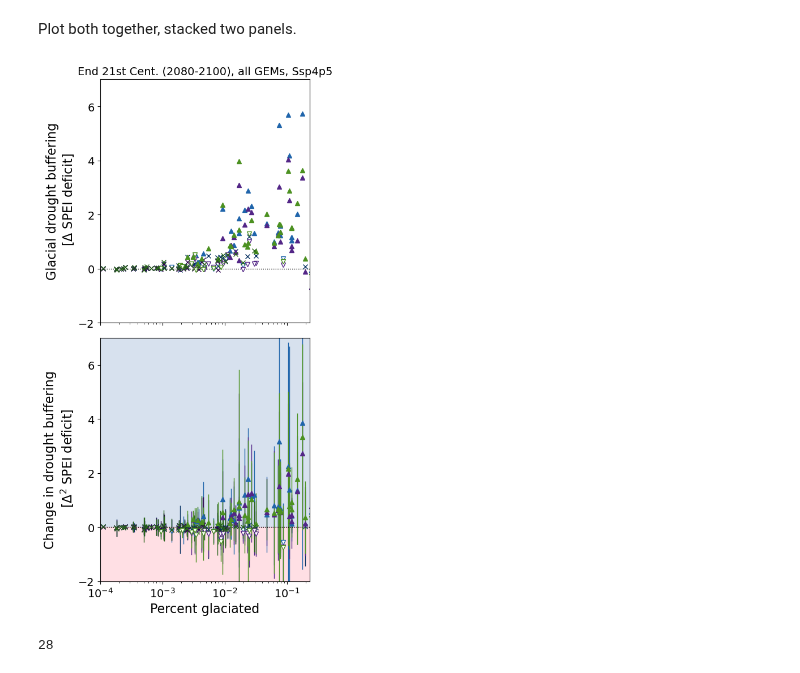
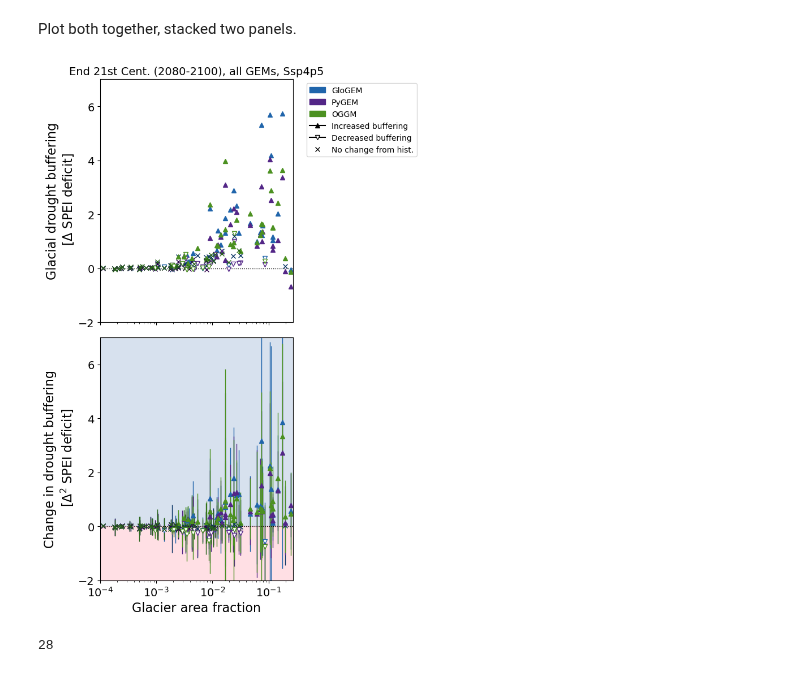
Before and after one commit to ehultee/glacial-SPEI, a Jupyter notebook: 20231109-multi_GEM-drought_stats.ipynb, the cells around one changed output. Saved outputs shown, nothing was run; the diff lists cells and outputs as text; code cells hidden in the pictures.

Commit message:
TC editorial revisions
Figure updates requested by TC editor *before* peer review of manuscript

```diff
--- a/20231109-multi_GEM-drought_stats.ipynb
+++ b/20231109-multi_GEM-drought_stats.ipynb
@@ -16,7 +17,7 @@ import gSPEI as gSPEI
 ## Define the filepath -- new data is streamed from Google Drive
 # fpath = '/Volumes/GoogleDrive/My Drive/Runoff-intercomparison/SPEI_computed/Results-scoats-20230901/'
 # fpath = '/Volumes/GoogleDrive/My Drive/Runoff-intercomparison/SPEI_computed/Results-scoats-20231023/'
-fpath = '/Users/lizz/Desktop/SPEI-scoats-20240819/'
+fpath = '/Users/eultee/Library/CloudStorage/OneDrive-NASA/Data/Runoff-intercomp/SPEI_computed/SPEI-scoats-20240819/'
 
 ## Settings in filenames -- slightly different model names and scenarios
 gmodels = ['GloGEM', 'PyGEM', 'OGGM']
@@ -64,7 +65,7 @@ basins_all = {'RHINE':'6242', 'RHONE':'6243','PO':'6241', 'DANUBE':'6202', 'TITI
 #Load in list from total Basin area data -- following Finn percent glaciation code
 from scipy.io import loadmat
 import pandas as pd
-path_to_area = '/Volumes/GoogleDrive/My Drive/Runoff-intercomparison/Summary-statistics/BasinArea.mat' ## uploaded by Sloan
+path_to_area = '/Users/eultee/Library/CloudStorage/OneDrive-NASA/Data/Runoff-intercomp/Summary-statistics/BasinArea.mat' ## uploaded by Sloan
 BasinAreas = loadmat(path_to_area)
 #Creating indices a dataframe would use
 basin_areas = BasinAreas['BasinArea']
@@ -184,7 +183,7 @@ Read in percent glacier cover from Finn's summary stats.  Yay! Using just GloGEM
 # %%
 ## bring in Finn's basin summary stats
 ## this is for GloGEM for SSP245 for now
-summary_file = '/Volumes/GoogleDrive/My Drive/Runoff-intercomparison/Summary-statistics/MASTER_GloGEM.csv'
+summary_file = '/Users/eultee/Library/CloudStorage/OneDrive-NASA/Data/Runoff-intercomp/Summary-statistics/MASTER_GloGEM.csv'
 
 percent_glaciated = pd.read_csv(summary_file, index_col=0).loc[:, 'GlacierAreaFrac'] ## Lolol just read this in instead of fixing up the copypasta below
 # %%
@@ -368,11 +373,13 @@ counter_increase = []
 counter_decrease = []
 counter_nochange = []
 
-from matplotlib import patches
-fig, axs = plt.subplots(2,1, figsize=(5,10), sharex=True, sharey=True)
+import matplotlib.patches as mpatches
+import matplotlib.lines as mlines
 
-r_pos = patches.Rectangle((0,0), width=1, height=8, color='lightsteelblue', alpha=0.5)
-r_neg = patches.Rectangle((0,0), width=1, height=-3, color='pink', alpha=0.5)
+fig, axs = plt.subplots(2,1, figsize=(7,10), sharex=True, sharey=True)
+
+r_pos = mpatches.Rectangle((0,0), width=1, height=8, color='lightsteelblue', alpha=0.5)
+r_neg = mpatches.Rectangle((0,0), width=1, height=-3, color='pink', alpha=0.5)
 axs[1].add_patch(r_pos) ## shade increased-buffering region of plot
 axs[1].add_patch(r_neg) ## shade decreased-buffering region of plot
 
@@ -425,36 +432,63 @@ for this_GEM, c in zip(gmodels, colorcode):
             # endC_color_s='k'
             end_facecolor = 'white'
             end_edgecolor = base_color
             endC_marker_s='x'
             counter_nochange.append(this_GEM+'-'+b)
         axs[0].errorbar(pg, np.nanmean(severity_endC),
                      yerr=np.asarray(np.nanmean(severity_endC)-np.nanmin(severity_endC), np.nanmax(severity_endC)-np.nanmean(severity_endC)).transpose(),
                      marker=endC_marker_s, mec = end_edgecolor, mfc=end_facecolor,
                     ecolor=end_edgecolor, lw=1.0,
                    elinewidth=0)
 
         axs[1].errorbar(pg, np.nanmean(endC_v_hist_s),
              yerr=np.asarray(np.nanmean(severity_endC)-np.nanmin(severity_endC), np.nanmax(severity_endC)-np.nanmean(severity_endC)).transpose(),
              marker=endC_marker_s, mec = end_edgecolor, mfc=end_facecolor,
             ecolor=end_edgecolor, lw=1.0)
 
 
 axs[0].set_ylabel(r'Glacial drought buffering'
               '\n'
               ' [$\Delta$ SPEI deficit]',fontsize=16)
 axs[1].set_ylabel(r'Change in drought buffering'
               '\n'
               ' [$\Delta^2$ SPEI deficit]',fontsize=16)
-axs[0].set(xscale='log', xlim=(1E-4, 0.23), ylim=(-2,7))
+axs[0].set(xscale='log', xlim=(1E-4, 0.27), ylim=(-2,7))
 axs[0].set_yticks([-2, 0, 2, 4, 6])
-axs[1].set_xlabel('Percent glaciated', fontsize=16)
+axs[1].set_xlabel('Glacier area fraction', fontsize=16)
 axs[0].set_title('End 21st Cent. (2080-2100), all GEMs, {}'.format(scen), fontsize=14)
 for ax in axs:
     ax.tick_params(which='both', labelsize=14)
     ax.axhline(0, ls=':', lw=1.0, color='k')
+
+## add legend
+# hist_marker = mlines.Line2D([], [], color='k', marker='o',
+#                           linestyle='None',
+#                                 label='Hist. buffering')
+nochange_marker = mlines.Line2D([], [], color='k', marker='x',
+                          linestyle='None',
+                                label='No change from hist.')
+
+increase_marker = mlines.Line2D([], [], color='k', marker='^',
+                          # linestyle='None',
+                                label='Increased buffering')
+
+decrease_marker = mlines.Line2D([], [], mfc='white', mec='k', marker='v', color='k',
+                          # linestyle='None',
+                                label='Decreased buffering')
+
+
+leg_patches=[]
+for g, c in zip(gmodels, colorcode):
+    leg_patches.append(mpatches.Patch(color=plt.get_cmap(c)(0.9), label=g))
+    # purple_patch = mpatches.Patch(color=colorcode[1](0.9), label='PyGEM')
+    # blue_patch = mpatches.Patch(color=colorcode[3](0.9), label='OGGM')
+for p in [increase_marker, decrease_marker, nochange_marker]:
+    leg_patches.append(p)
+axs[0].legend(handles=leg_patches, bbox_to_anchor=(1.05, 1.0), ncol=1)
+
 plt.tight_layout()
 # %% [output]
-[figure, old version]
+[figure, new version]
 # %%
 len([c for c in counter_increase if 'GloGEM' in c])
 # %% [output]
```
Also changed, not shown: parts of 11 cells of this notebook, 2 other files.
